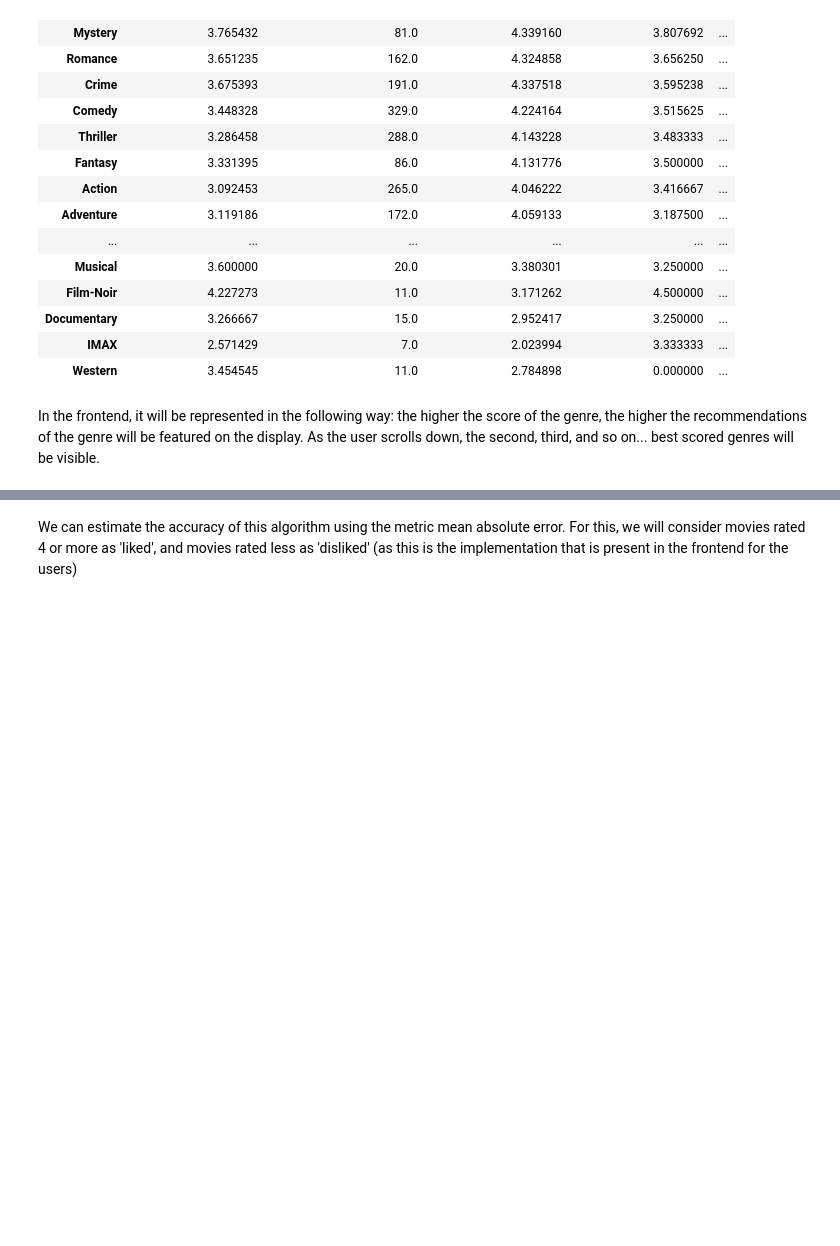
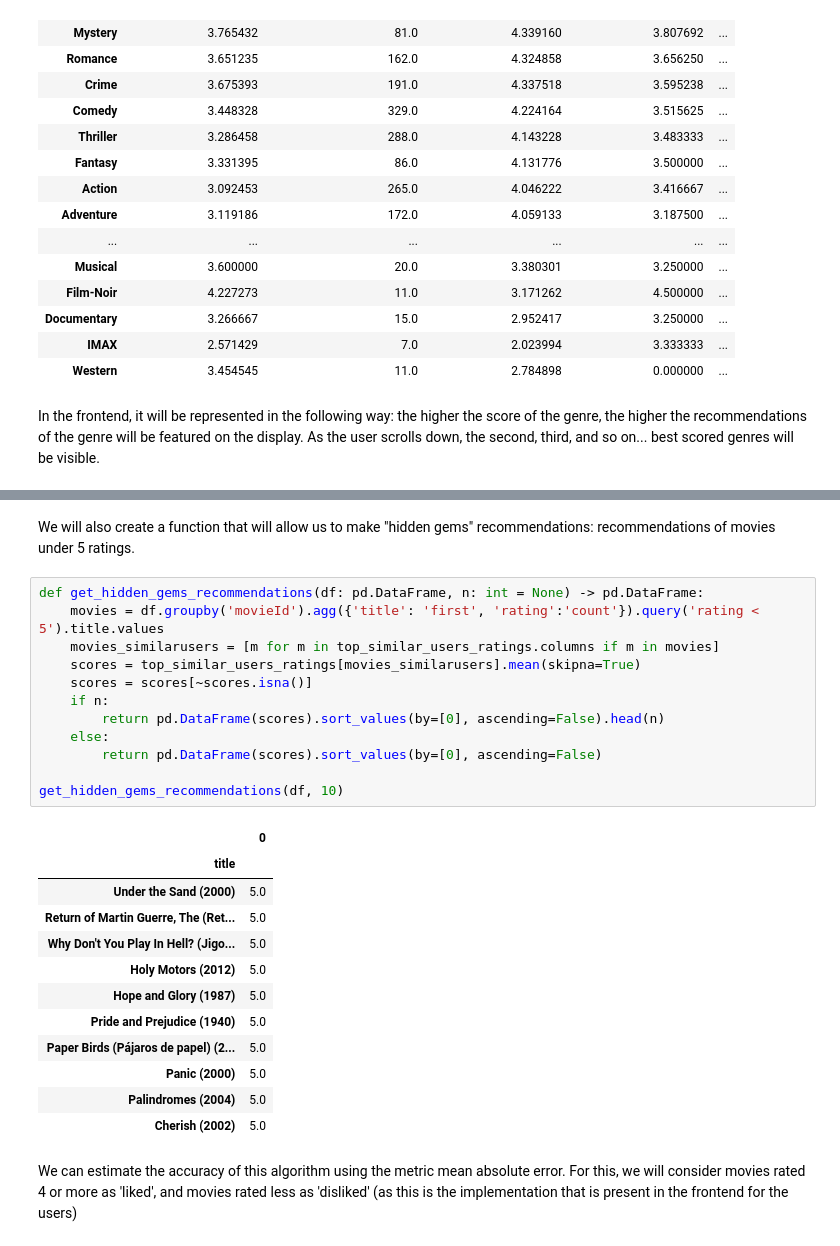
Before and after one commit to pablov-1995/ADS, a Jupyter notebook: Personalization for Public Media/Assignment 2.ipynb, the cells around one changed output, grey strips where cells are left out. Drawn from its saved outputs; the diff is of its cells as text; blank space fills up the shorter version.

```diff
--- a/Personalization for Public Media/Assignment 2.ipynb
+++ b/Personalization for Public Media/Assignment 2.ipynb
@@ -328,6 +330,33 @@ get_recommendations(df, 'Drama', 10)
 | Eva (2011) | 5.0 |
 | Enter the Void (2009) | 5.0 |
 | Branded to Kill (Koroshi no rakui... | 5.0 |
+# %% [markdown]
+We will also create a function that will allow us to make "hidden gems" recommendations: recommendations of movies under 5 ratings.
+# %%
+def get_hidden_gems_recommendations(df: pd.DataFrame, n: int = None) -> pd.DataFrame:
+    movies = df.groupby('movieId').agg({'title': 'first', 'rating':'count'}).query('rating < 5').title.values
+    movies_similarusers = [m for m in top_similar_users_ratings.columns if m in movies]
+    scores = top_similar_users_ratings[movies_similarusers].mean(skipna=True)
+    scores = scores[~scores.isna()]
+    if n:
+        return pd.DataFrame(scores).sort_values(by=[0], ascending=False).head(n)
+    else:
+        return pd.DataFrame(scores).sort_values(by=[0], ascending=False)
+
+get_hidden_gems_recommendations(df, 10)
+# %% [output]
+|  | 0 |
+| title |  |
+| Under the Sand (2000) | 5.0 |
+| Return of Martin Guerre, The (Ret... | 5.0 |
+| Why Don't You Play In Hell? (Jigo... | 5.0 |
+| Holy Motors (2012) | 5.0 |
+| Hope and Glory (1987) | 5.0 |
+| Pride and Prejudice (1940) | 5.0 |
+| Paper Birds (Pájaros de papel) (2... | 5.0 |
+| Panic (2000) | 5.0 |
+| Palindromes (2004) | 5.0 |
+| Cherish (2002) | 5.0 |
 # %% [markdown]
 We can estimate the accuracy of this algorithm using the metric mean absolute error. For this, we will consider movies rated 4 or more as 'liked', and movies rated less as 'disliked' (as this is the implementation that is present in the frontend for the users)
 # %%
```
Also changed, not shown: parts of 5 cells of this notebook.
